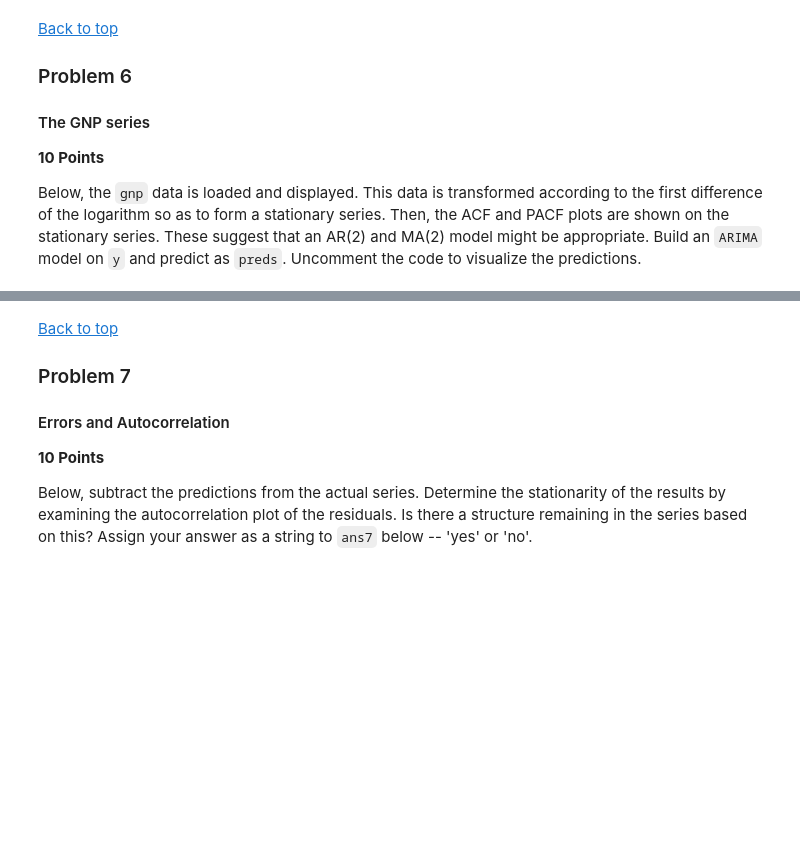
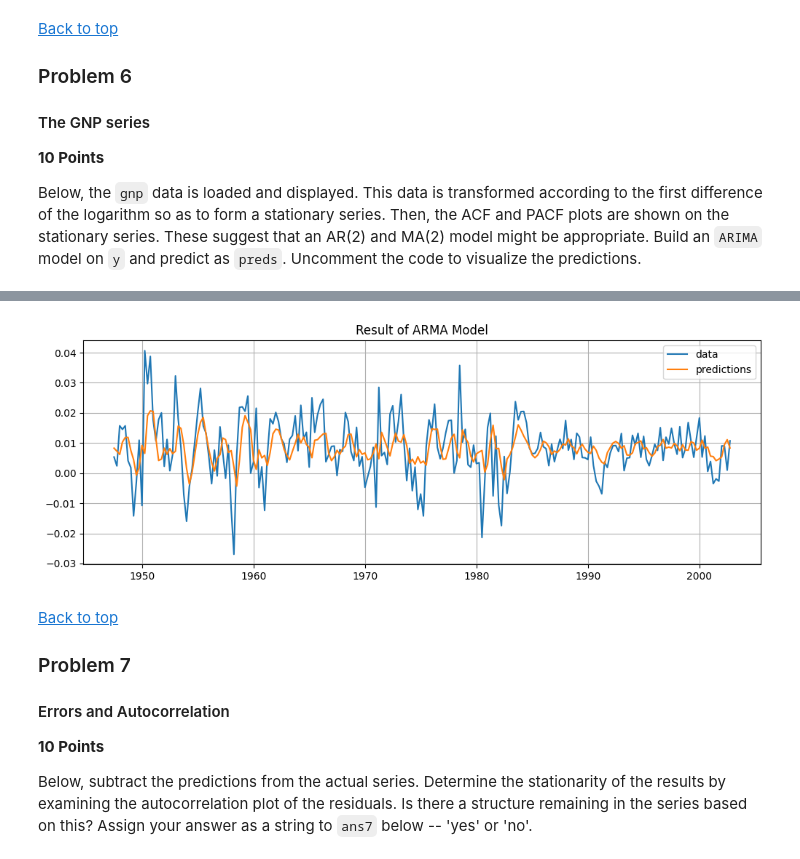
Before and after one commit to Subroy1/MSAI_AllPracticeModules, a Jupyter notebook: Module 10/Assignment10_3_ACF_PACF_Determine_stationarity.ipynb, the cells around one changed output, grey strips where cells are left out. Cells and saved outputs as stored; diff of their text form; code cells hidden in the pictures; blank space fills up the shorter version.

```diff
--- a/Module 10/Assignment10_3_ACF_PACF_Determine_stationarity.ipynb
+++ b/Module 10/Assignment10_3_ACF_PACF_Determine_stationarity.ipynb
@@ -226,6 +237,6 @@ y_future.shape
 
 Below, the `gnp` data is loaded and displayed.  This data is transformed according to the first difference of the logarithm so as to form a stationary series.  Then, the ACF and PACF plots are shown on the stationary series.  These suggest that an AR(2) and MA(2) model might be appropriate.  Build an `ARIMA` model on `y` and predict as `preds`.  Uncomment the code to visualize the predictions.
 # %%
-gnp = pd.read_csv('data/gnp.csv', index_col=0)
+gnp = pd.read_csv('/content/sample_data/gnp.csv', index_col=0)
 gnp.index = pd.Index(pd.date_range("1947-Q1", "2002-Q4", freq = "Q"))
 gnp.head()
@@ -245,18 +277,19 @@ ax[1].grid();
 # %%
 ### GRADED
-
 arma2 = ''
 preds = ''
-
 # YOUR CODE HERE
-
+arma2= ARIMA(y, order = (2,0,2)).fit()
+preds = arma2.predict()
 # # Answer check
-# plt.figure(figsize = (12, 4))
-# plt.plot(y, label = 'data')
-# plt.plot(preds, label = 'predictions')
-# plt.legend()
-# plt.grid()
-# plt.title('Result of ARMA Model');
+plt.figure(figsize = (12, 4))
+plt.plot(y, label = 'data')
+plt.plot(preds, label = 'predictions')
+plt.legend()
+plt.grid()
+plt.title('Result of ARMA Model');
+# %% [output]
+[figure, added]
 # %% [markdown]
 [Back to top](#-Index)
 
```
Also changed, not shown: parts of 8 cells of this notebook.
